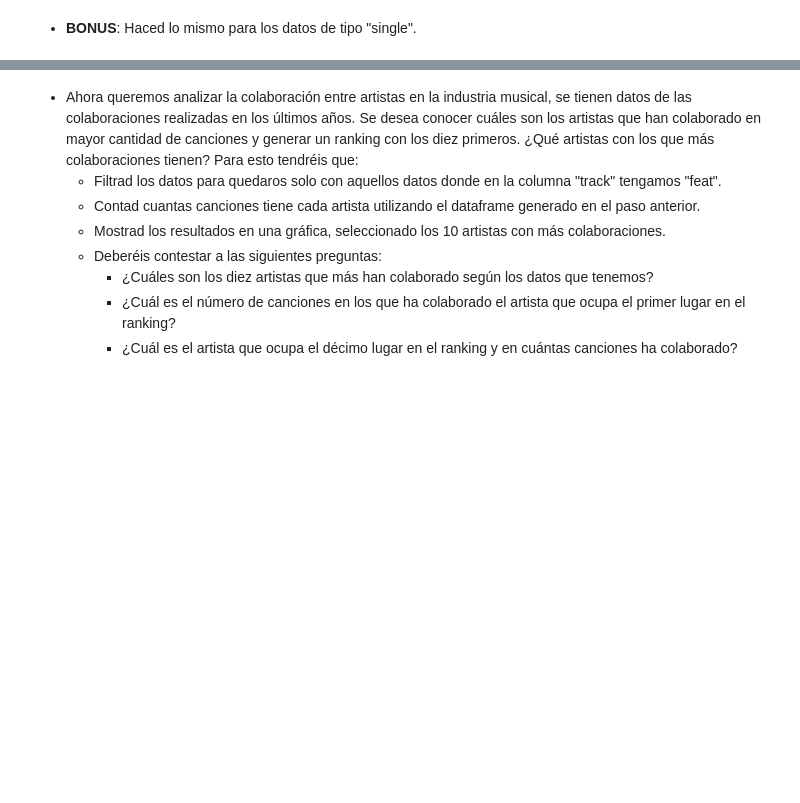
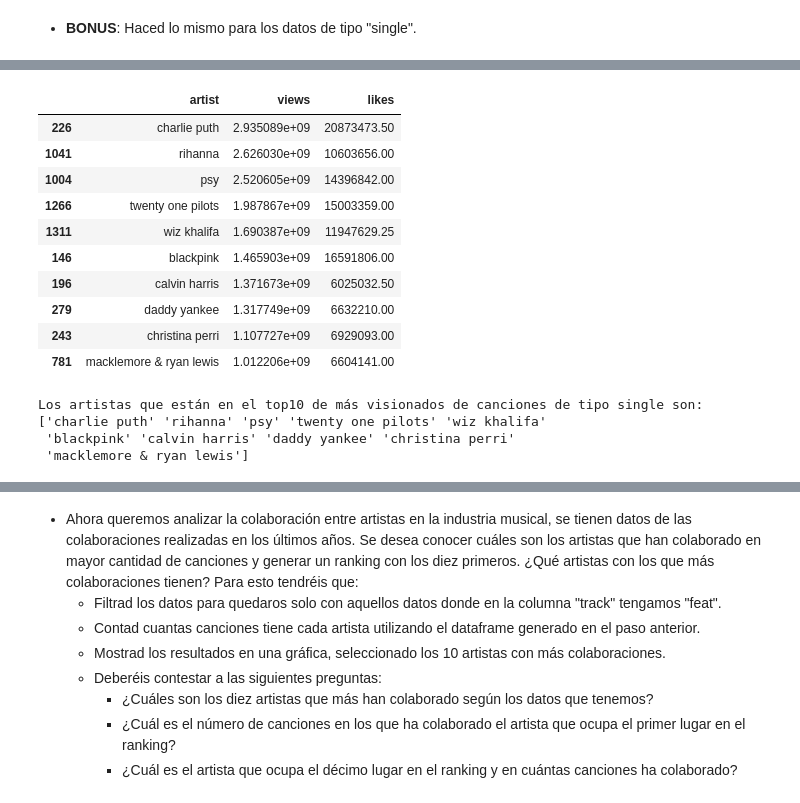
Before and after one commit to MaitaneP/adalab-da-evaluacion-modulo2-sprint1-MaitanePortilla, a Jupyter notebook: notebooks/evaluacion-mod-2-sprint-1-pandas.ipynb, the cells around one changed output, grey strips where cells are left out. Saved outputs shown, nothing was run; the diff lists cells and outputs as text; code cells hidden in the pictures; blank space fills up the shorter version.

```diff
--- a/notebooks/evaluacion-mod-2-sprint-1-pandas.ipynb
+++ b/notebooks/evaluacion-mod-2-sprint-1-pandas.ipynb
@@ -538,0 +552,25 @@ fig.tight_layout()
+# %%
+# los 10 que más visitas han tenido de tipo 'single'
+df_10views_single = df_views_likes_single.sort_values(by='views', ascending=False).head(10)
+df_10views_single
+# %% [output]
+|  | artist | views | likes |
+| 226 | charlie puth | 2.935089e+09 | 20873473.50 |
+| 1041 | rihanna | 2.626030e+09 | 10603656.00 |
+| 1004 | psy | 2.520605e+09 | 14396842.00 |
+| 1266 | twenty one pilots | 1.987867e+09 | 15003359.00 |
+| 1311 | wiz khalifa | 1.690387e+09 | 11947629.25 |
+| 146 | blackpink | 1.465903e+09 | 16591806.00 |
+| 196 | calvin harris | 1.371673e+09 | 6025032.50 |
+| 279 | daddy yankee | 1.317749e+09 | 6632210.00 |
+| 243 | christina perri | 1.107727e+09 | 6929093.00 |
+| 781 | macklemore & ryan lewis | 1.012206e+09 | 6604141.00 |
+# %%
+# extraemos los artistas
+arr10views_single = np.array(df_10views_single['artist'])
+print(f'Los artistas que están en el top10 de más visionados de canciones de tipo single son: \n{arr10views_single}')
+# %% [output]
+Los artistas que están en el top10 de más visionados de canciones de tipo single son:
+['charlie puth' 'rihanna' 'psy' 'twenty one pilots' 'wiz khalifa'
+ 'blackpink' 'calvin harris' 'daddy yankee' 'christina perri'
+ 'macklemore & ryan lewis']
```
Also changed, not shown: parts of 19 cells of this notebook, 3 other files.
